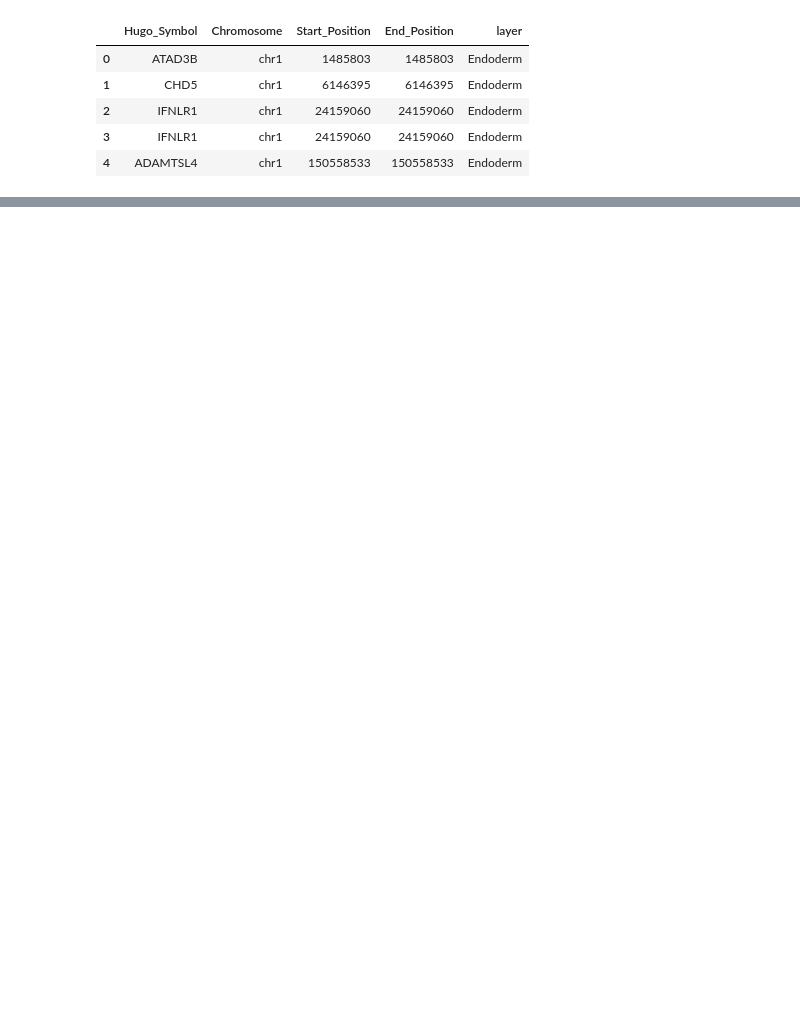
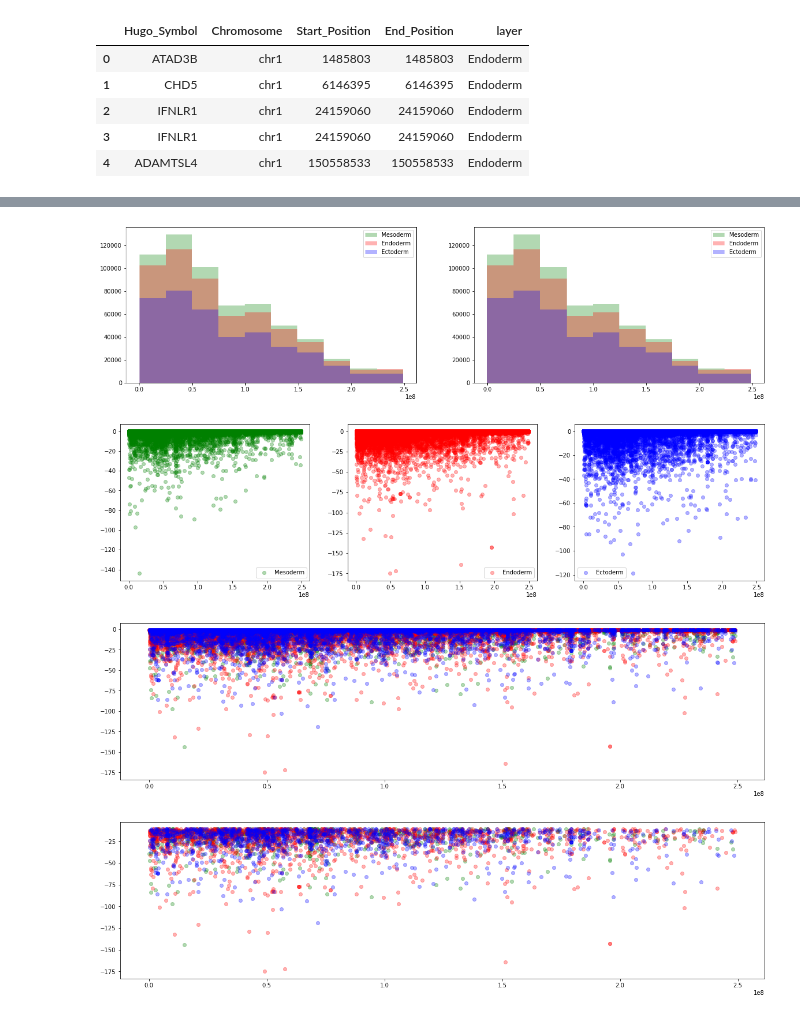
Before and after one commit to ajkeamy/Clustering-Germ-Layers, a Jupyter notebook: notebooks/Kmeans_analysis.ipynb, the cells around one changed output, grey strips where cells are left out. Cells and saved outputs as stored; diff of their text form; code cells hidden in the pictures; blank space fills up the shorter version.

```diff
--- a/notebooks/Kmeans_analysis.ipynb
+++ b/notebooks/Kmeans_analysis.ipynb
@@ -33,0 +91,41 @@ all_layers.head()
+# %%
+fig, ax = plt.subplots(1,2,  figsize = (20,5))
+fig, ax1 = plt.subplots(1,3,  figsize = (20,5))
+fig, ax2 = plt.subplots(1,1,  figsize = (20,5))
+fig, ax3 = plt.subplots(1,1,  figsize = (20,5))
+
+plt.subplots_adjust(wspace = 0.2)
+
+colors = {'Mesoderm': 'Green', 'Endoderm': 'Red', 'Ectoderm': 'Blue'}
+alpha_val = 0.3
+
+starts = []
+ends = []
+
+for ind,i in enumerate(['Mesoderm', 'Endoderm', 'Ectoderm']):
+    layer = all_layers.query(f'layer == "{i}"')
+    hist1 = ax[0].hist(layer.Start_Position, color = colors[i], alpha = alpha_val, label = i)
+    ax[0].legend()
+    hist2 = ax[1].hist(layer.End_Position, color = colors[i], alpha = alpha_val, label = i)
+    ax[1].legend()
+
+    starts.append(hist1); ends.append(hist2)
+
+    ax1[ind].scatter(layer.Start_Position, layer.Start_Position - layer.End_Position,
+                     alpha = alpha_val, label = i, color = colors[i])
+    ax1[ind].legend()
+
+
+    not_equal = layer.query('Start_Position != End_Position')
+    ax2.scatter(not_equal.Start_Position, not_equal.Start_Position - not_equal.End_Position,
+                alpha = alpha_val, label = i, color = colors[i])
+
+
+    not_equal = layer.query('End_Position - Start_Position > 10')
+    ax3.scatter(not_equal.Start_Position, not_equal.Start_Position - not_equal.End_Position,
+                alpha = alpha_val, label = i, color = colors[i])
+# %% [output]
+[figure, added]
+[figure, added]
+[figure, added]
+[figure, added]
```
Also changed, not shown: parts of 25 cells of this notebook.
